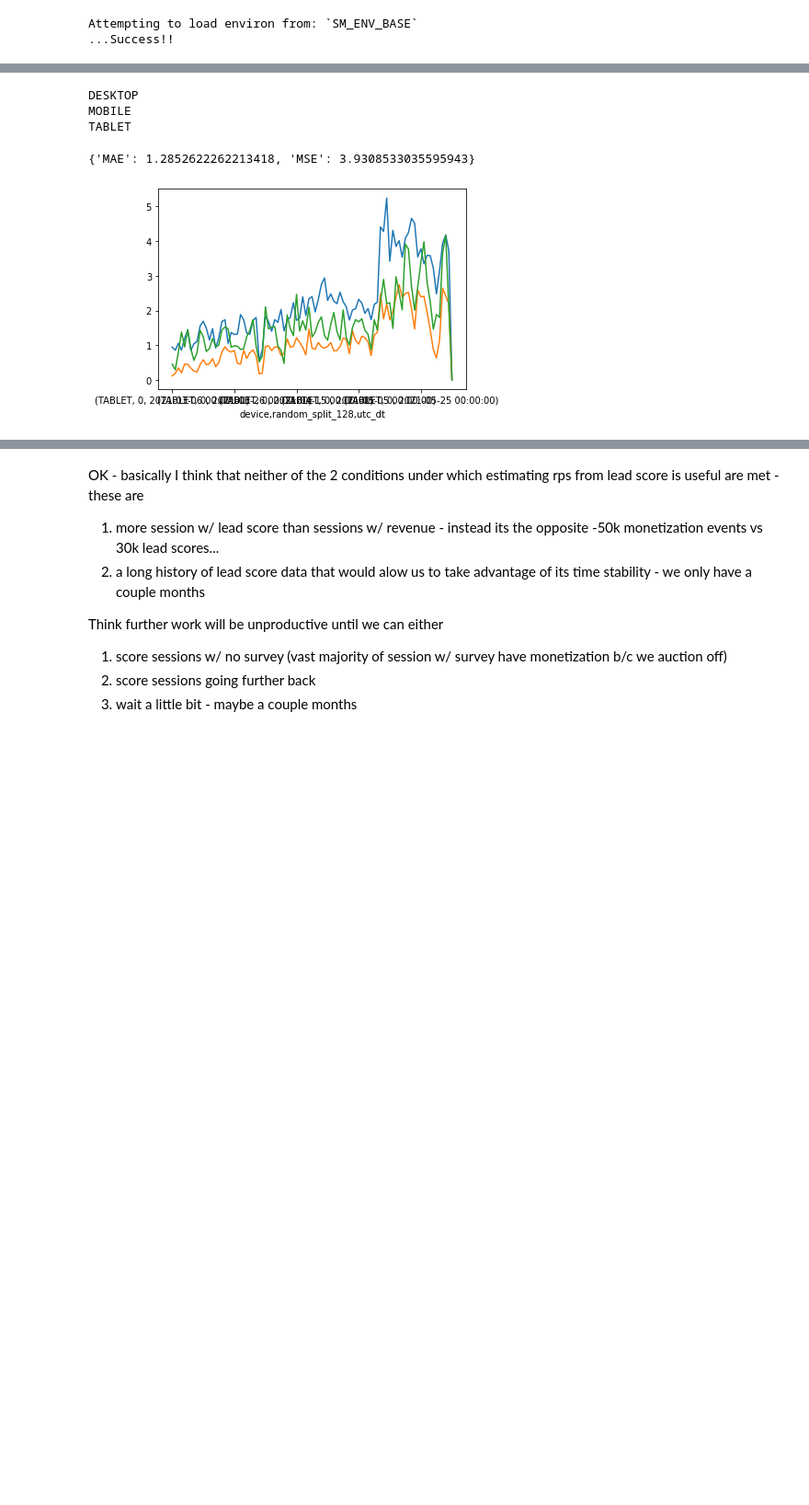
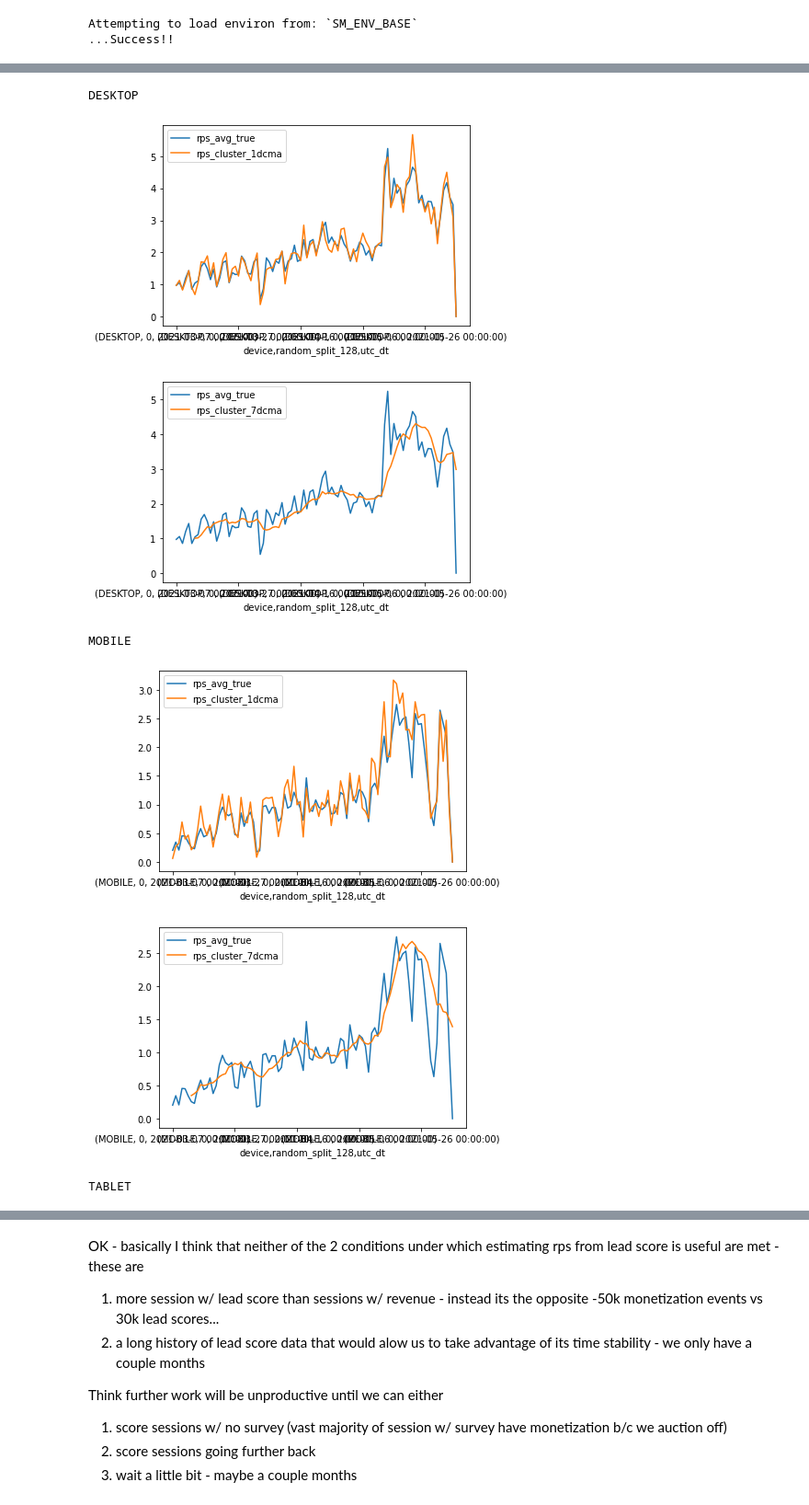
Before and after one commit to pkrishnamurthy1007/adtech, a Jupyter notebook: notebooks/aduriseti_shared/rps_est.ipynb, the cells around one changed output, grey strips where cells are left out. Shown at 92% size. Drawn from its saved outputs; the diff is of its cells as text; code cells hidden in the pictures; blank space fills up the shorter version.

```diff
--- a/notebooks/aduriseti_shared/rps_est.ipynb
+++ b/notebooks/aduriseti_shared/rps_est.ipynb
@@ -549,0 +624,28 @@ dtype: float64
+# %%
+D = []
+for RPS_COL in ["rps_avg","rps_quantile","rps_cluster"]:
+    for device in rps_df.index.unique("device"):
+        for window in [1,7,14,30]:
+            rps_df[[f"{RPS_COL}_{window}dcma"]] = rps_df \
+                .groupby(rps_df.index.names[:-1]) \
+                .apply(lambda df: df[[RPS_COL]]
+                           .fillna(method="ffill")
+                           .rolling(window).mean())
+            if window == 1:
+                delta = (rps_df[f"{RPS_COL}_1dcma"] - rps_df[RPS_COL]).abs().fillna(0)
+                assert all(delta < 1e-4)
+            delt = rps_df.loc[device,f"{RPS_COL}_{window}dcma"] - rps_df.loc[device,f"rps_avg_true"]
+            d = {
+                "rps_col": RPS_COL,
+                "device": device,
+                "window": window,
+                "sessions": rps_df.loc[device,"sessions"].sum(),
+                "MAE": wavg(delt.abs(),rps_df["sessions"]),
+                "MSE": wavg(delt ** 2,rps_df["sessions"]),
+            }
+            D.append(d)
+perfdf = pd.DataFrame(D)
+perfdf.groupby(["rps_col","window"]).agg({
+    "MAE": get_wavg_by(perfdf,"sessions"),
+    "MSE": get_wavg_by(perfdf,"sessions")
+})
@@ -550,17 +667,17 @@ dtype: float64
 # %%
+RPS_COL = "rps_cluster"
 for device in rps_df.index.unique("device"):
     print(device)
-    rps_df.loc[(device,0,slice(None)),"rps_avg_true"].plot()
-
-delt = rps_df["rps_avg"] - rps_df["rps_avg_true"]
-d = {
-    "MAE": wavg(delt.abs(),rps_df["sessions"]),
-    "MSE": wavg(delt ** 2,rps_df["sessions"]),
-}
-d
+    for window in (1,7):
+        cma_windowC = [f"{RPS_COL}_{window}dcma"]
+        rps_df.loc[(device,0,slice(None)),["rps_avg_true",*cma_windowC]].plot()
+    #     rps_df.loc[(device,0,slice(None)),["rps_avg_true",*windowC[2:]]].plot()
+        plt.show()
 # %% [output]
 DESKTOP
-MOBILE
-TABLET
+[figure, new version]
+[figure, added]
-{'MAE': 1.2852622262213418, 'MSE': 3.9308533035595943}
+MOBILE
-[figure, old version]
+[figure, added]
+[figure, added]
+TABLET
```
Also changed, not shown: parts of 11 cells of this notebook.
